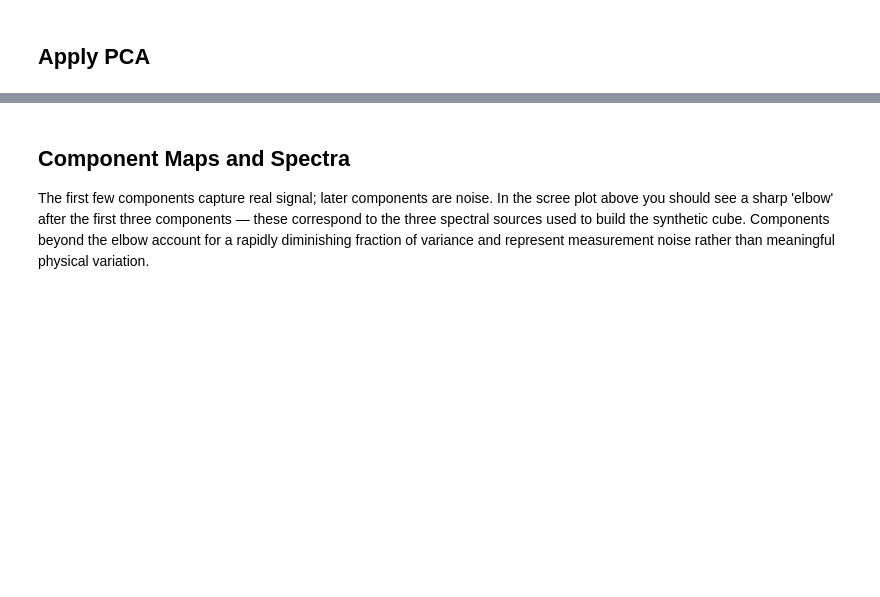
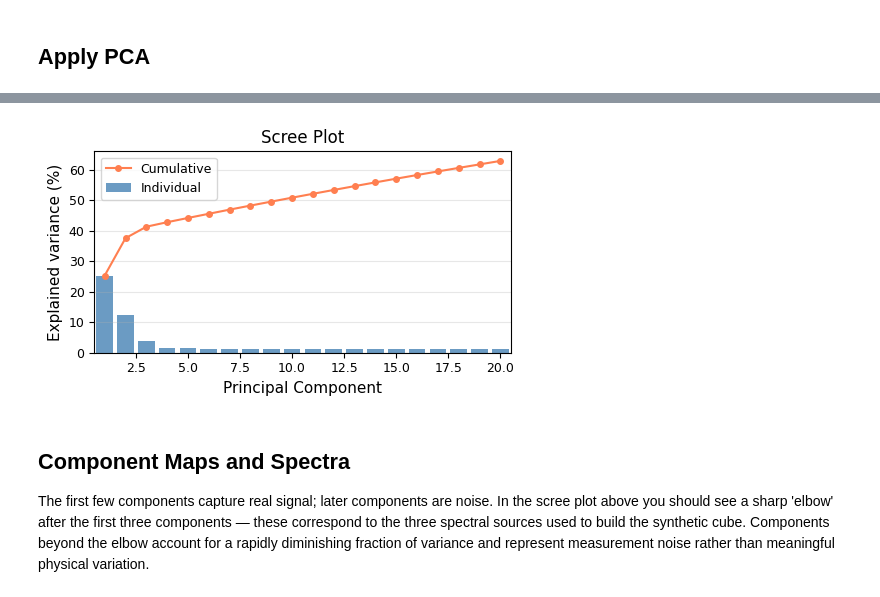
Before and after one commit to Liambcollins/RMS-AFM-SPM-Meeting-2026, a Jupyter notebook: notebooks/01_pca_denoising.ipynb, the cells around one changed output, grey strips where cells are left out. Saved outputs shown, nothing was run; the diff lists cells and outputs as text; code cells hidden in the pictures; blank space fills up the shorter version.

```diff
--- a/notebooks/01_pca_denoising.ipynb
+++ b/notebooks/01_pca_denoising.ipynb
@@ -82,7 +99,9 @@ print(f"Top 5 components explain {evr[:5].sum()*100:.1f}% of variance")
 # %%
-fig = plot_scree(evr, n_show=20)
-fig.tight_layout()
+ax = plot_scree(evr, n_show=20)
+plt.tight_layout()
 plt.show()
+# %% [output]
+[figure, added]
 # %% [markdown]
 ## Component Maps and Spectra
 
```
Also changed, not shown: parts of 8 cells of this notebook, 48 other files.
